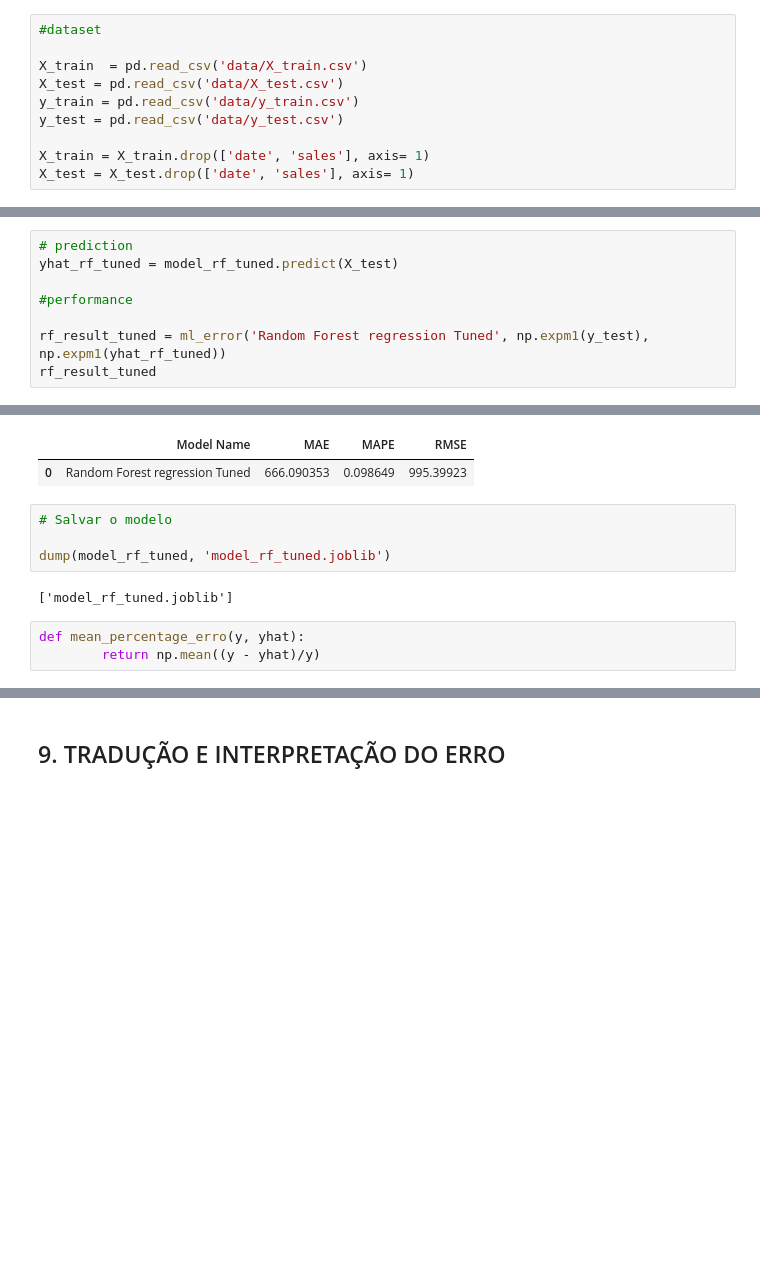
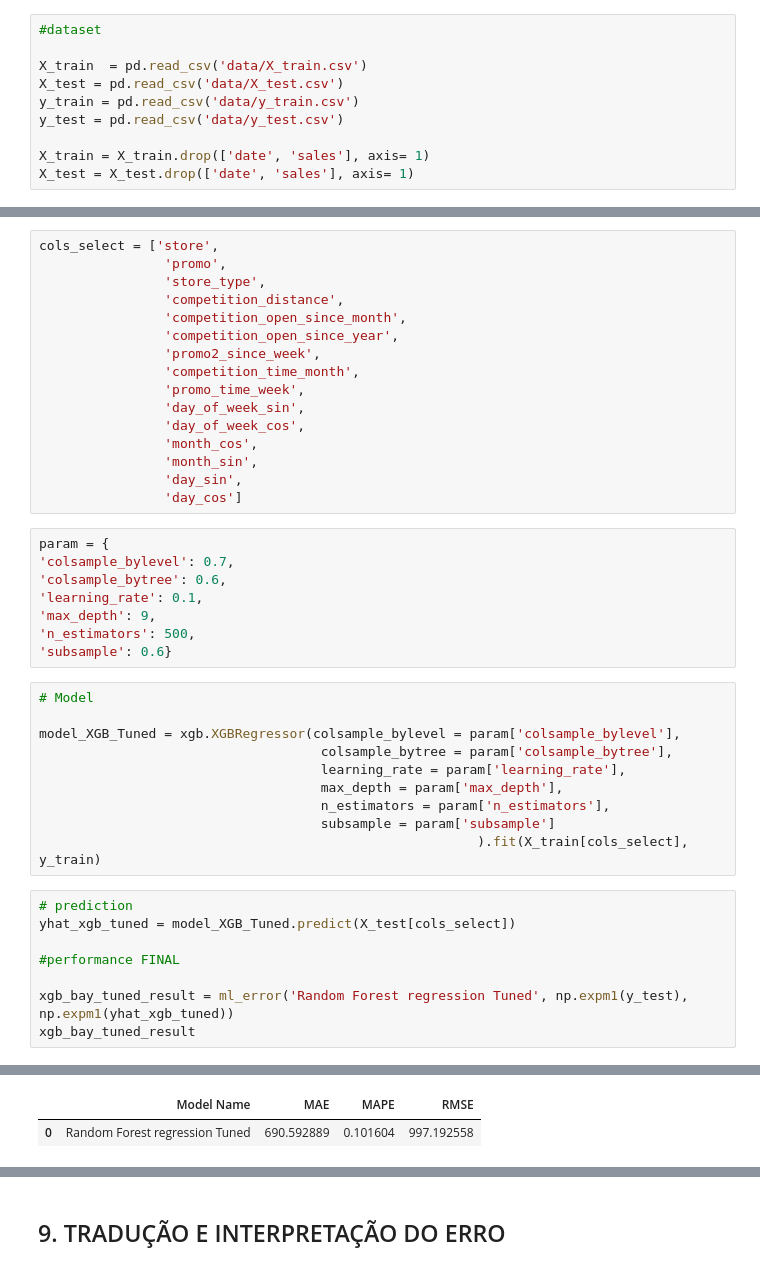
Before and after one commit to OliveiraMatheuss/Rossmann-Sales, a Jupyter notebook: p8_fineTuning.ipynb, the cells around one changed output, grey strips where cells are left out. Drawn from its saved outputs; the diff is of its cells as text; blank space fills up the shorter version.

```diff
--- a/p8_fineTuning.ipynb
+++ b/p8_fineTuning.ipynb
@@ -98,9 +113,43 @@ model_rf_tuned = RandomForestRegressor(criterion= 'poisson',
+# %%
+cols_select = ['store',
+                'promo',
+                'store_type',
+                'competition_distance',
+                'competition_open_since_month',
+                'competition_open_since_year',
+                'promo2_since_week',
+                'competition_time_month',
+                'promo_time_week',
+                'day_of_week_sin',
+                'day_of_week_cos',
+                'month_cos',
+                'month_sin',
+                'day_sin',
+                'day_cos']
+# %%
+param = {
+'colsample_bylevel': 0.7,
+'colsample_bytree': 0.6,
+'learning_rate': 0.1,
+'max_depth': 9,
+'n_estimators': 500,
+'subsample': 0.6}
+# %%
+# Model
+
+model_XGB_Tuned = xgb.XGBRegressor(colsample_bylevel = param['colsample_bylevel'],
+                                    colsample_bytree = param['colsample_bytree'],
+                                    learning_rate = param['learning_rate'],
+                                    max_depth = param['max_depth'],
+                                    n_estimators = param['n_estimators'],
+                                    subsample = param['subsample']
+                                                        ).fit(X_train[cols_select], y_train)
 # %%
 # prediction
-yhat_rf_tuned = model_rf_tuned.predict(X_test)
+yhat_xgb_tuned = model_XGB_Tuned.predict(X_test[cols_select])
 
-#performance
+#performance FINAL
 
-rf_result_tuned = ml_error('Random Forest regression Tuned', np.expm1(y_test), np.expm1(yhat_rf_tuned))
-rf_result_tuned
+xgb_bay_tuned_result = ml_error('Random Forest regression Tuned', np.expm1(y_test), np.expm1(yhat_xgb_tuned))
+xgb_bay_tuned_result
 # %% [output]
@@ -110,11 +156,2 @@ rf_result_tuned
 |  | Model Name | MAE | MAPE | RMSE |
-| 0 | Random Forest regression Tuned | 666.090353 | 0.098649 | 995.39923 |
+| 0 | Random Forest regression Tuned | 690.592889 | 0.101604 | 997.192558 |
-# %%
-# Salvar o modelo
-
-dump(model_rf_tuned, 'model_rf_tuned.joblib')
-# %% [output]
-['model_rf_tuned.joblib']
-# %%
-def mean_percentage_erro(y, yhat):
-        return np.mean((y - yhat)/y)
```
Also changed, not shown: parts of 21 cells of this notebook, 15 other files.
